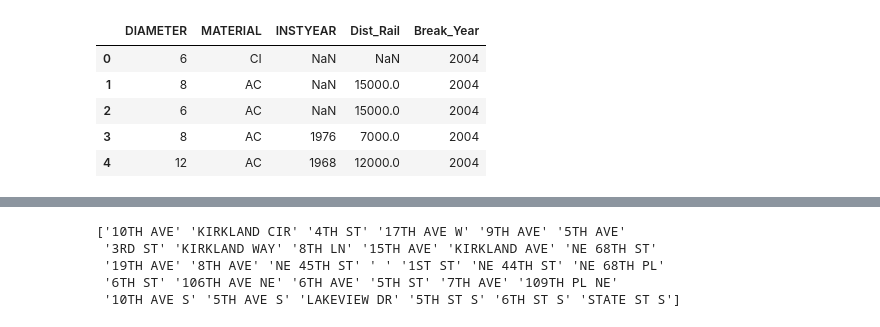
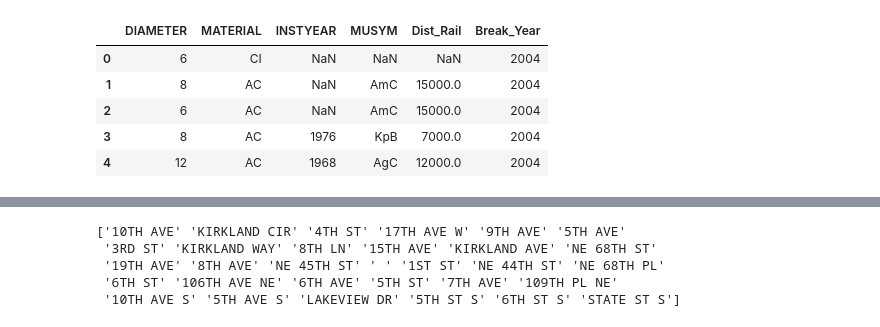
Before and after one commit to nlsschim/Water-Pipe-Project, a Jupyter notebook: first_notebook.ipynb, the cells around one changed output, grey strips where cells are left out. Cells and saved outputs as stored; diff of their text form; code cells hidden in the pictures.

```diff
--- a/first_notebook.ipynb
+++ b/first_notebook.ipynb
@@ -34,21 +34,22 @@ pipes.head()
 # %%
 
 model_feats = [
     'DIAMETER',
     'MATERIAL',
     'INSTYEAR',
+    'MUSYM',
     'Dist_Rail',
     'Break_Year'
 
 ]
 filt_breaks = breaks[model_feats]
 
 filt_breaks.head()
 # %% [output]
-|  | DIAMETER | MATERIAL | INSTYEAR | Dist_Rail | Break_Year |
-| 0 | 6 | CI | NaN | NaN | 2004 |
-| 1 | 8 | AC | NaN | 15000.0 | 2004 |
-| 2 | 6 | AC | NaN | 15000.0 | 2004 |
-| 3 | 8 | AC | 1976 | 7000.0 | 2004 |
-| 4 | 12 | AC | 1968 | 12000.0 | 2004 |
+|  | DIAMETER | MATERIAL | INSTYEAR | MUSYM | Dist_Rail | Break_Year |
+| 0 | 6 | CI | NaN | NaN | NaN | 2004 |
+| 1 | 8 | AC | NaN | AmC | 15000.0 | 2004 |
+| 2 | 6 | AC | NaN | AmC | 15000.0 | 2004 |
+| 3 | 8 | AC | 1976 | KpB | 7000.0 | 2004 |
+| 4 | 12 | AC | 1968 | AgC | 12000.0 | 2004 |
 # %%
```
Also changed, not shown: parts of 7 cells of this notebook, 3 other files.
